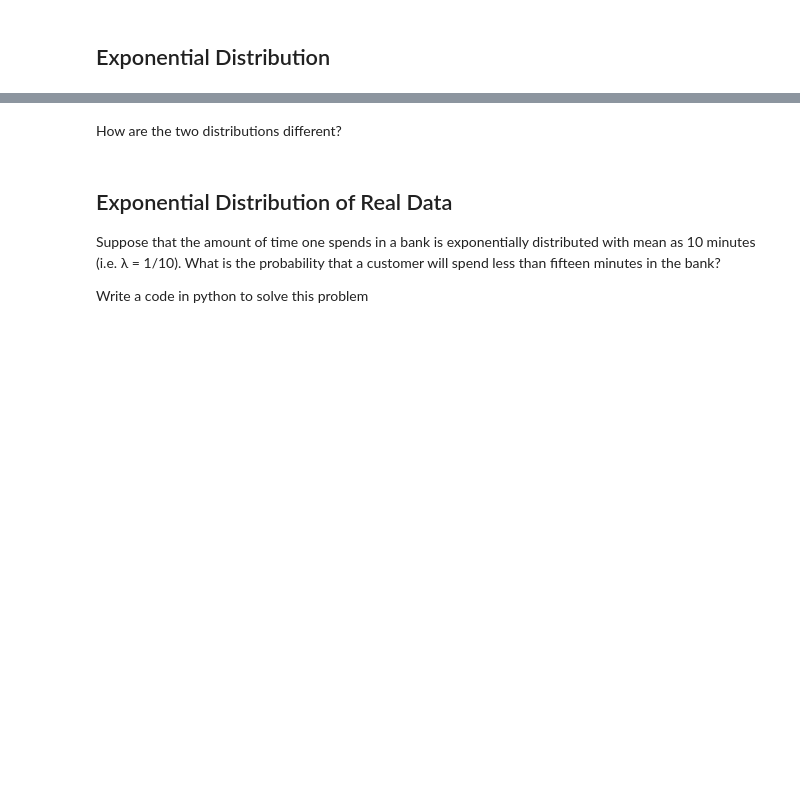
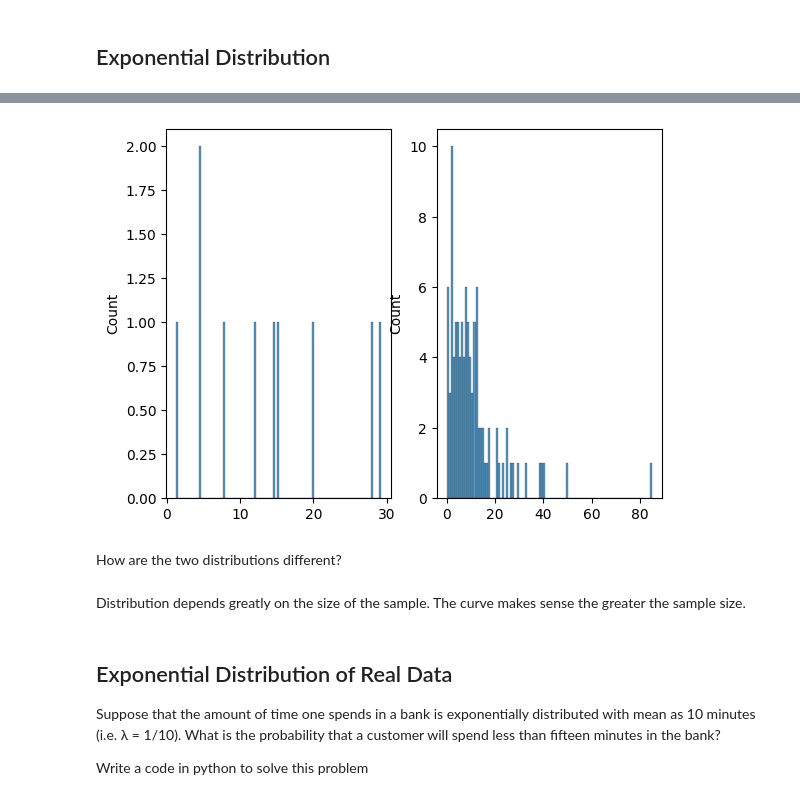
Before and after one commit to Ironhack-Data-Madrid-Octubre-2023/6.1-lab_continuous_probability_distributions, a Jupyter notebook: your-code/main.ipynb, the cells around one changed output, grey strips where cells are left out. Saved outputs shown, nothing was run; the diff lists cells and outputs as text; code cells hidden in the pictures; blank space fills up the shorter version.

```diff
--- a/your-code/main.ipynb
+++ b/your-code/main.ipynb
@@ -158,2 +161,17 @@ Your output should look like below:
+# %%
+def random_exp (mean, size):
+
+    exp = np.random.exponential(mean, size)
+
+    return exp
+# %%
+exp_1 = random_exp(10, 10)
+exp_2 = random_exp(10,100)
+# %%
+fig, ax = plt.subplots(1, 2)
+sn.histplot(exp_1, ax = ax[0], bins= 100)
+sn.histplot(exp_2, ax = ax[1], bins= 100);
+# %% [output]
+[figure, added]
 # %% [markdown]
 How are the two distributions different?
@@ -162,3 +178,5 @@ How are the two distributions different?
+# %% [markdown]
+Distribution depends greatly on the size of the sample. The curve makes sense the greater the sample size.
 # %% [markdown]
 ## Exponential Distribution of Real Data
 
```
Also changed, not shown: parts of 11 cells of this notebook.
